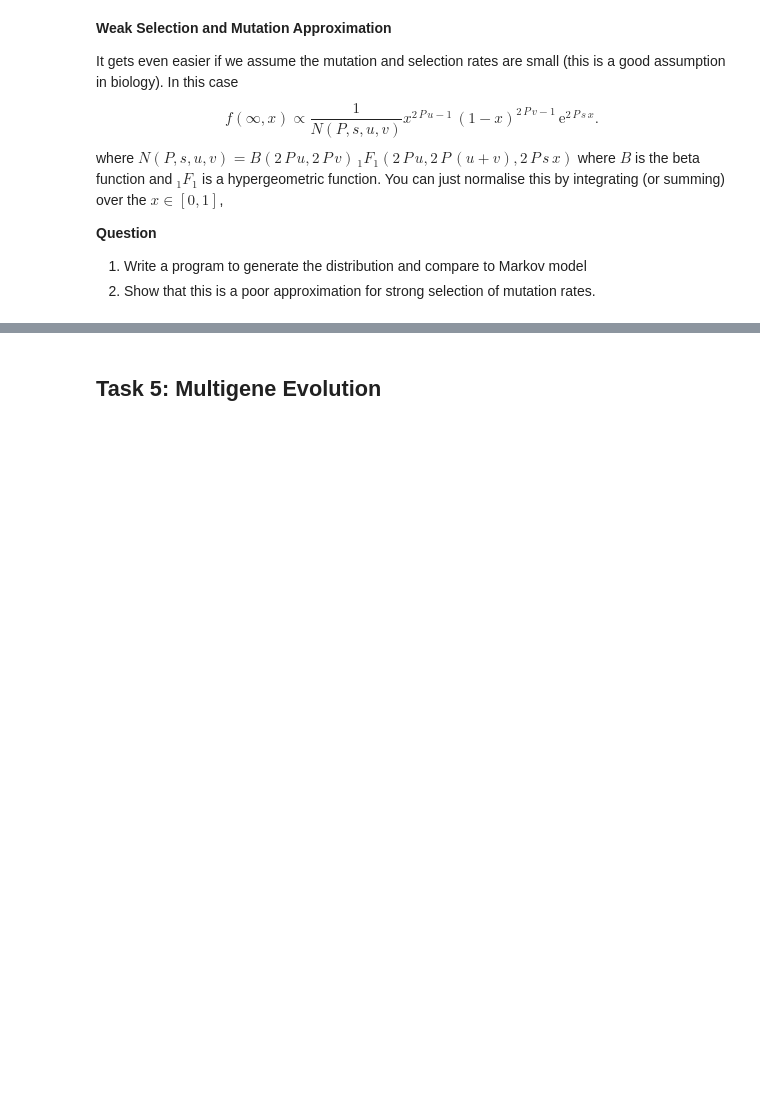
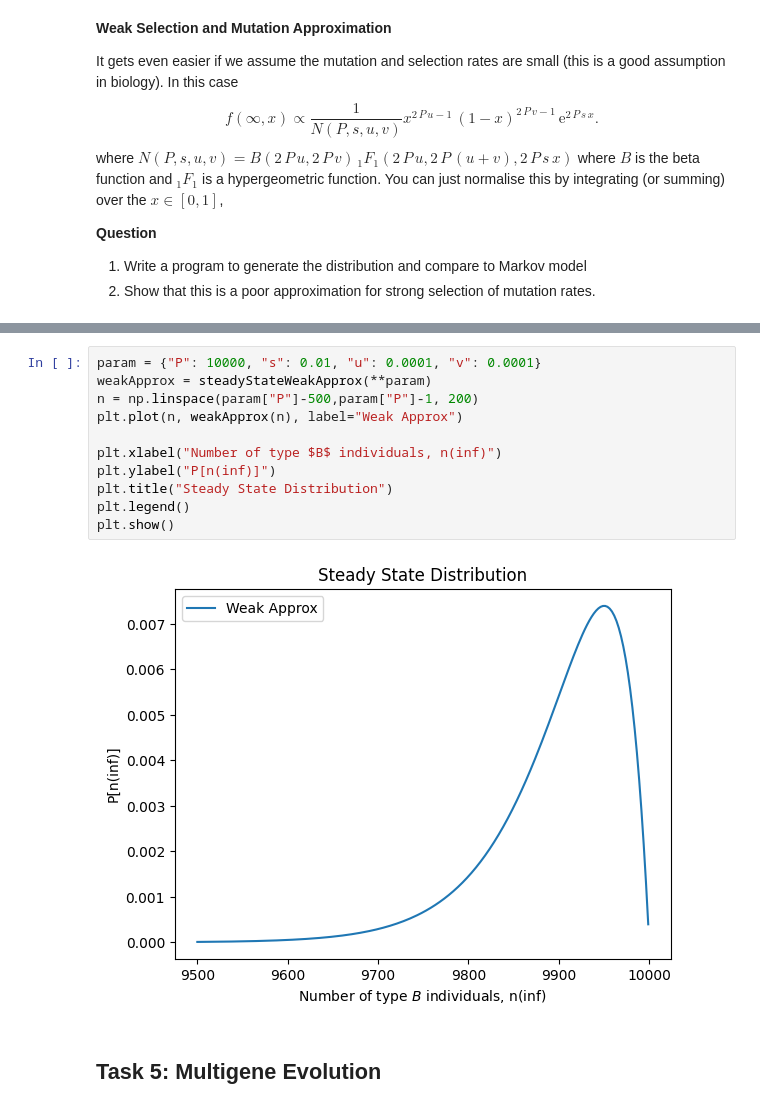
Before and after one commit to Hui-cd/comp3212, a Jupyter notebook: tutorial3/t3.ipynb, the cells around one changed output, grey strips where cells are left out. Saved outputs shown, nothing was run; the diff lists cells and outputs as text; blank space fills up the shorter version.

```diff
--- a/tutorial3/t3.ipynb
+++ b/tutorial3/t3.ipynb
@@ -578,3 +567,16 @@ where $N(P,s,u,v) = B(2\,P\,u, 2\,P\,v) \, {}_1F_1(2\,P\,u, 2\,P\,(u+v), 2\,P\,s
+# %%
+param = {"P": 10000, "s": 0.01, "u": 0.0001, "v": 0.0001}
+weakApprox = steadyStateWeakApprox(**param)
+n = np.linspace(param["P"]-500,param["P"]-1, 200)
+plt.plot(n, weakApprox(n), label="Weak Approx")
+
+plt.xlabel("Number of type $B$ individuals, n(inf)")
+plt.ylabel("P[n(inf)]")
+plt.title("Steady State Distribution")
+plt.legend()
+plt.show()
+# %% [output]
+[figure, added]
 # %% [markdown]
 ## Task 5: Multigene Evolution
 # %% [markdown]
```
Also changed, not shown: parts of 12 cells of this notebook, 3 other files.
